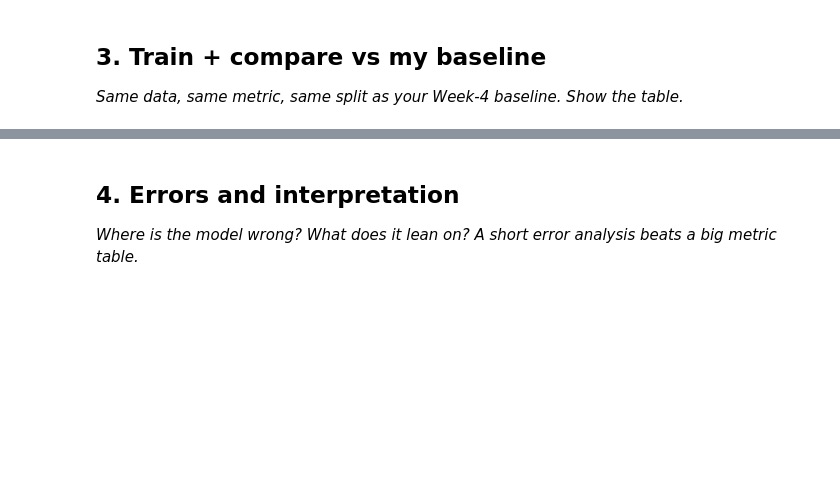
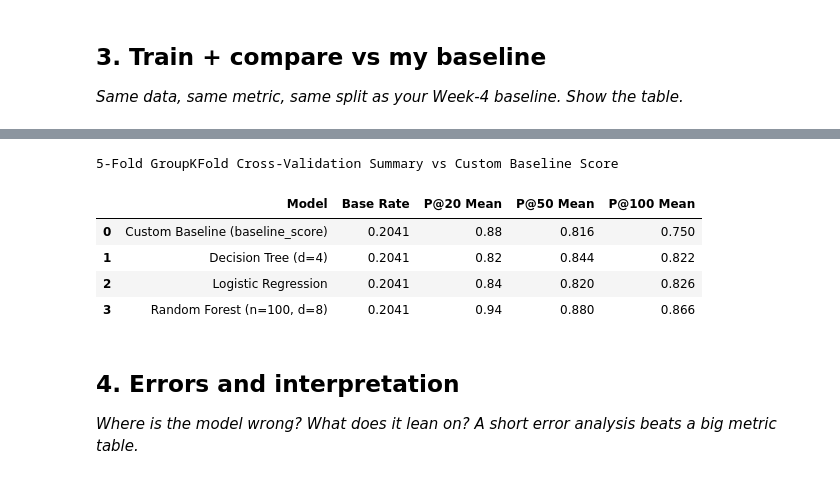
Before and after one commit to JasperOwen/flyrank-ml-internship, a Jupyter notebook: work/notebooks/w05_model.ipynb, the cells around one changed output, grey strips where cells are left out. Saved outputs shown, nothing was run; the diff lists cells and outputs as text; code cells hidden in the pictures; blank space fills up the shorter version.

```diff
--- a/work/notebooks/w05_model.ipynb
+++ b/work/notebooks/w05_model.ipynb
@@ -29,0 +229,27 @@ This skeleton is yours to fill. Work the sections **in order** — each one has
+# %%
+# This cell is for CODE (numbers, a query, a check).
+# Write your text answer in the cell ABOVE this one — typing sentences here breaks Run All.
+from sklearn.model_selection import GroupKFold
+from sklearn.preprocessing import StandardScaler
+from sklearn.linear_model import LogisticRegression
+from sklearn.tree import DecisionTreeClassifier
+from sklearn.ensemble import RandomForestClassifier
+from sklearn.metrics import roc_auc_score, average_precision_score
+
+def precision_at_k(y_true, scores, content_ids, k):
+    eval_df = pd.DataFrame({
+        'y': np.asarray(y_true, dtype=int),
+        'score': np.asarray(scores, dtype=float),
+        'content_hash_id': np.asarray(content_ids, dtype=str)
+    })
+
+
+    sorted_df = eval_df.sort_values(
+        by=['score', 'content_hash_id'],
+        ascending=[False, True]
+    )
+
+    top_k_labels = sorted_df.head(k)['y']
+    return float(top_k_labels.mean())
+
+contents = model_df["content_hash_id"].values
@@ -30,3 +319,24 @@ This skeleton is yours to fill. Work the sections **in order** — each one has
+# %%
+# Summary table
+summary = fold_df.groupby('model').agg({
+    'base_rate': 'mean',
+    'p20': ['mean', 'std'],
+    'p50': ['mean', 'std'],
+    'p100': ['mean', 'std']
+}).reset_index()
+
+summary.columns = ['Model', 'Base Rate', 'P@20 Mean', 'P@20 Std',
+                   'P@50 Mean', 'P@50 Std', 'P@100 Mean', 'P@100 Std']
+
+print("5-Fold GroupKFold Cross-Validation Summary vs Custom Baseline Score")
+display(summary[['Model', 'Base Rate', 'P@20 Mean', 'P@50 Mean', 'P@100 Mean']].round(4))
+# %% [output]
+5-Fold GroupKFold Cross-Validation Summary vs Custom Baseline Score
+|  | Model | Base Rate | P@20 Mean | P@50 Mean | P@100 Mean |
+| 0 | Custom Baseline (baseline_score) | 0.2041 | 0.88 | 0.816 | 0.750 |
+| 1 | Decision Tree (d=4) | 0.2041 | 0.82 | 0.844 | 0.822 |
+| 2 | Logistic Regression | 0.2041 | 0.84 | 0.820 | 0.826 |
+| 3 | Random Forest (n=100, d=8) | 0.2041 | 0.94 | 0.880 | 0.866 |
 # %% [markdown]
 ## 4. Errors and interpretation
 
```
Also changed, not shown: parts of 13 cells of this notebook.
